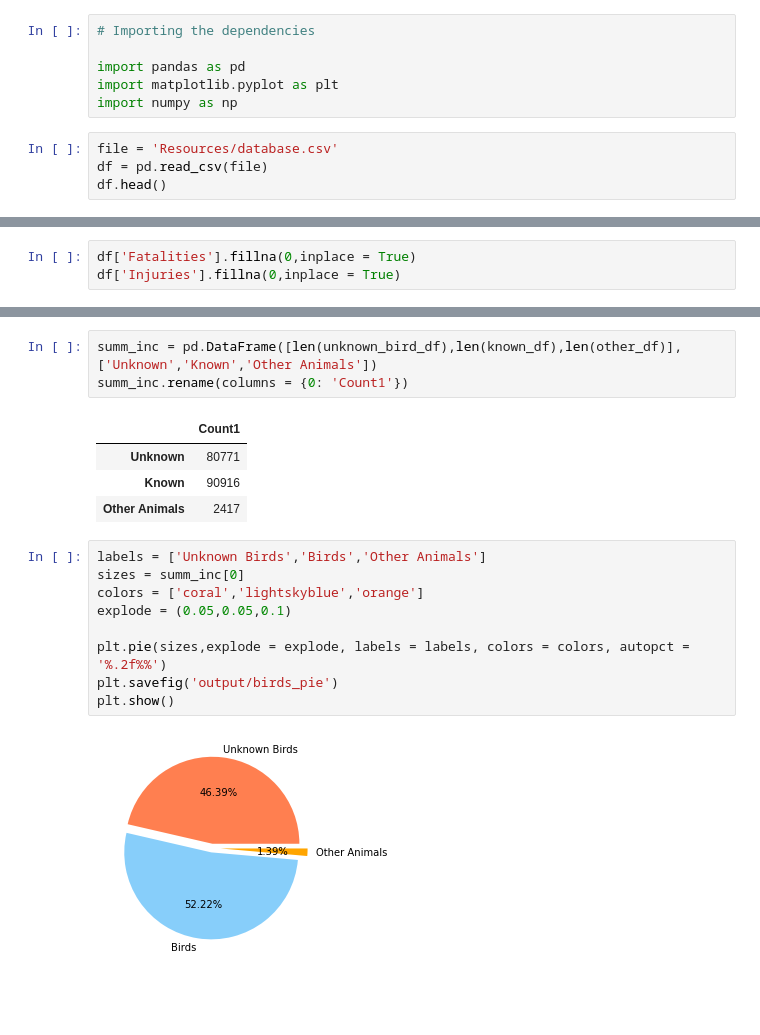
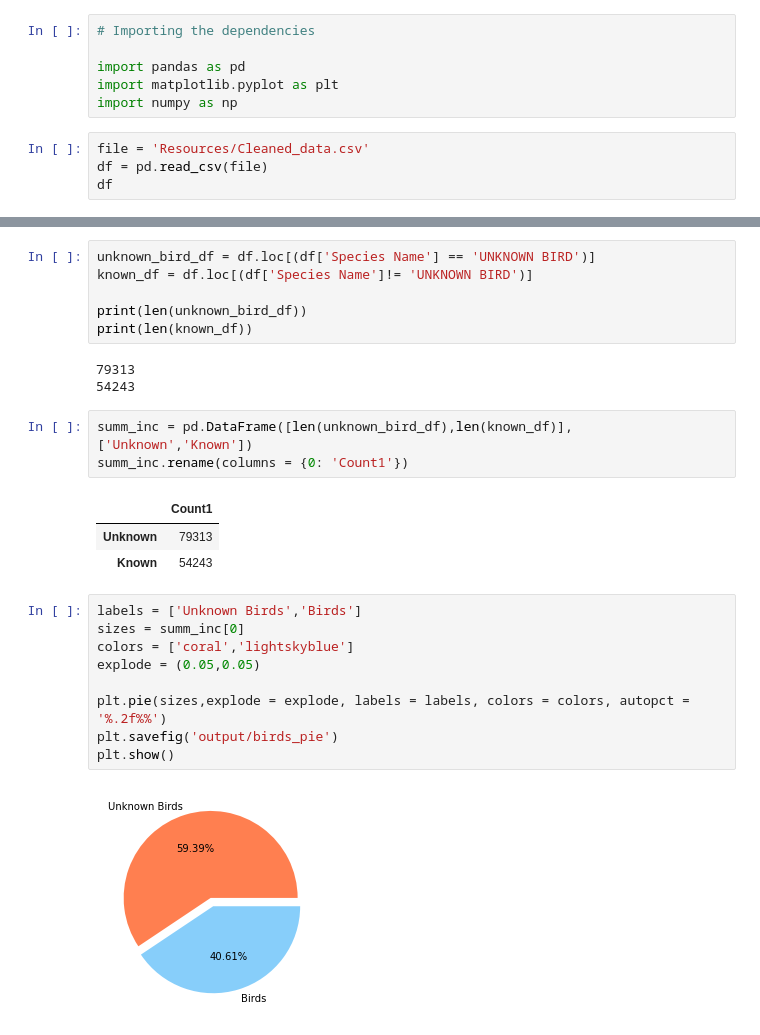
Before and after one commit to kplam624/Birds-Plane-Incident-Analysis, a Jupyter notebook: Question 2.ipynb, the cells around one changed output, grey strips where cells are left out. Saved outputs shown, nothing was run; the diff lists cells and outputs as text; blank space fills up the shorter version.

```diff
--- a/Question 2.ipynb
+++ b/Question 2.ipynb
@@ -5,9 +5,9 @@ import pandas as pd
 import matplotlib.pyplot as plt
 import numpy as np
 # %%
-file = 'Resources/database.csv'
+file = 'Resources/Cleaned_data.csv'
 df = pd.read_csv(file)
-df.head()
+df
 # %% [output]
 |  | Record ID | Incident Year | Incident Month | Incident Day | Operator ID | Operator | Aircraft | ... |
 | 0 | 127128 | 1990 | 1 | 1 | DAL | DELTA AIR LINES | B-757-200 | ... |
@@ -30,3 +35,0 @@ df.head()
-# %%
-df['Fatalities'].fillna(0,inplace = True)
-df['Injuries'].fillna(0,inplace = True)
@@ -90,19 +36,27 @@ print(len(known_df))
+# %%
+unknown_bird_df = df.loc[(df['Species Name'] == 'UNKNOWN BIRD')]
+known_df = df.loc[(df['Species Name']!= 'UNKNOWN BIRD')]
+
+print(len(unknown_bird_df))
+print(len(known_df))
+# %% [output]
+79313
+54243
 # %%
-summ_inc = pd.DataFrame([len(unknown_bird_df),len(known_df),len(other_df)],['Unknown','Known','Other Animals'])
+summ_inc = pd.DataFrame([len(unknown_bird_df),len(known_df)],['Unknown','Known'])
 summ_inc.rename(columns = {0: 'Count1'})
 # %% [output]
 |  | Count1 |
-| Unknown | 80771 |
-| Known | 90916 |
-| Other Animals | 2417 |
+| Unknown | 79313 |
+| Known | 54243 |
 # %%
-labels = ['Unknown Birds','Birds','Other Animals']
+labels = ['Unknown Birds','Birds']
 sizes = summ_inc[0]
-colors = ['coral','lightskyblue','orange']
-explode = (0.05,0.05,0.1)
+colors = ['coral','lightskyblue']
+explode = (0.05,0.05)
 
 plt.pie(sizes,explode = explode, labels = labels, colors = colors, autopct = '%.2f%%')
 plt.savefig('output/birds_pie')
 plt.show()
 # %% [output]
-[figure, old version]
+[figure, new version]
```
Also changed, not shown: parts of 14 cells of this notebook, 5 other files.
